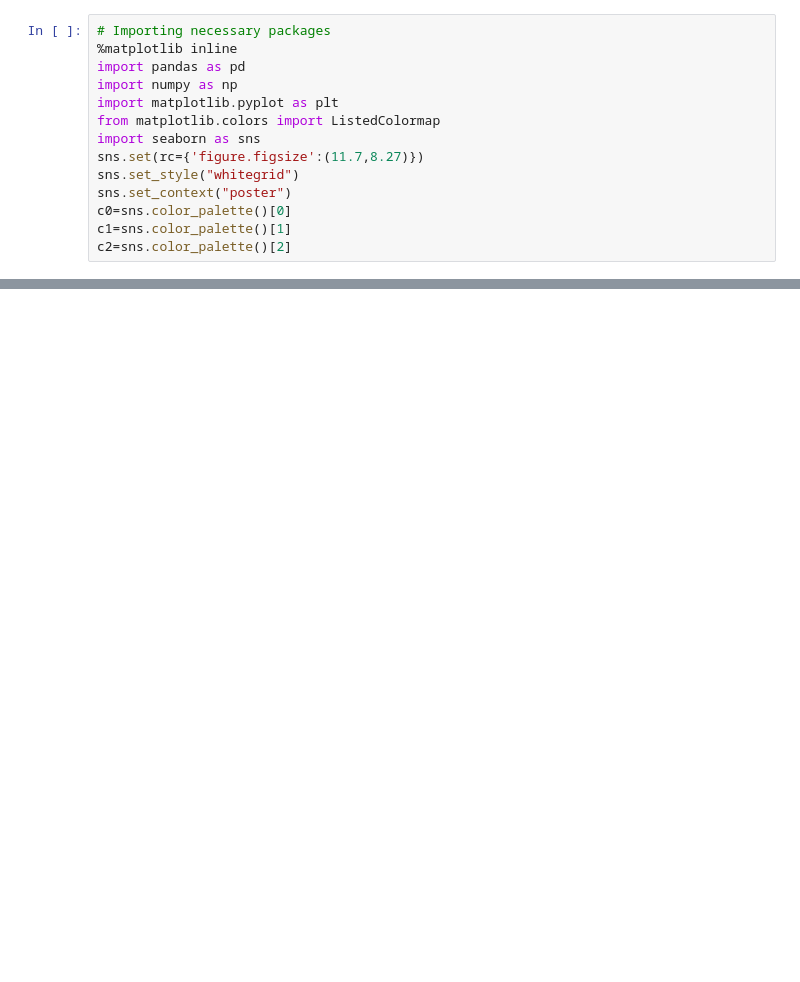
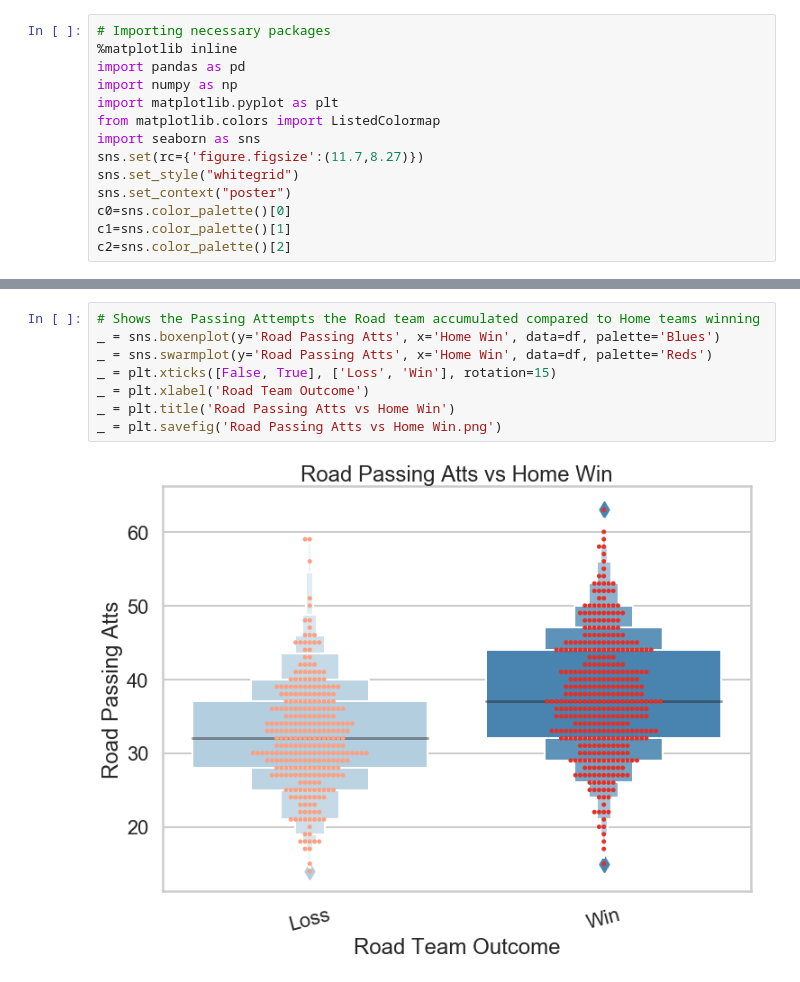
Before and after one commit to SportsReiter12/Data-Science, a Jupyter notebook: NFL Capstone Project/Data Storytelling/NFL Capstone Data Story.ipynb, the cells around one changed output, grey strips where cells are left out. Drawn from its saved outputs; the diff is of its cells as text; blank space fills up the shorter version.

```diff
--- a/NFL Capstone Project/Data Storytelling/NFL Capstone Data Story.ipynb
+++ b/NFL Capstone Project/Data Storytelling/NFL Capstone Data Story.ipynb
@@ -84,0 +89,10 @@ When you are a Road team, common thought is you should be aggressive. If you hav
+# %%
+# Shows the Passing Attempts the Road team accumulated compared to Home teams winning
+_ = sns.boxenplot(y='Road Passing Atts', x='Home Win', data=df, palette='Blues')
+_ = sns.swarmplot(y='Road Passing Atts', x='Home Win', data=df, palette='Reds')
+_ = plt.xticks([False, True], ['Loss', 'Win'], rotation=15)
+_ = plt.xlabel('Road Team Outcome')
+_ = plt.title('Road Passing Atts vs Home Win')
+_ = plt.savefig('Road Passing Atts vs Home Win.png')
+# %% [output]
+[figure, added]
```
Also changed, not shown: parts of 46 cells of this notebook.
